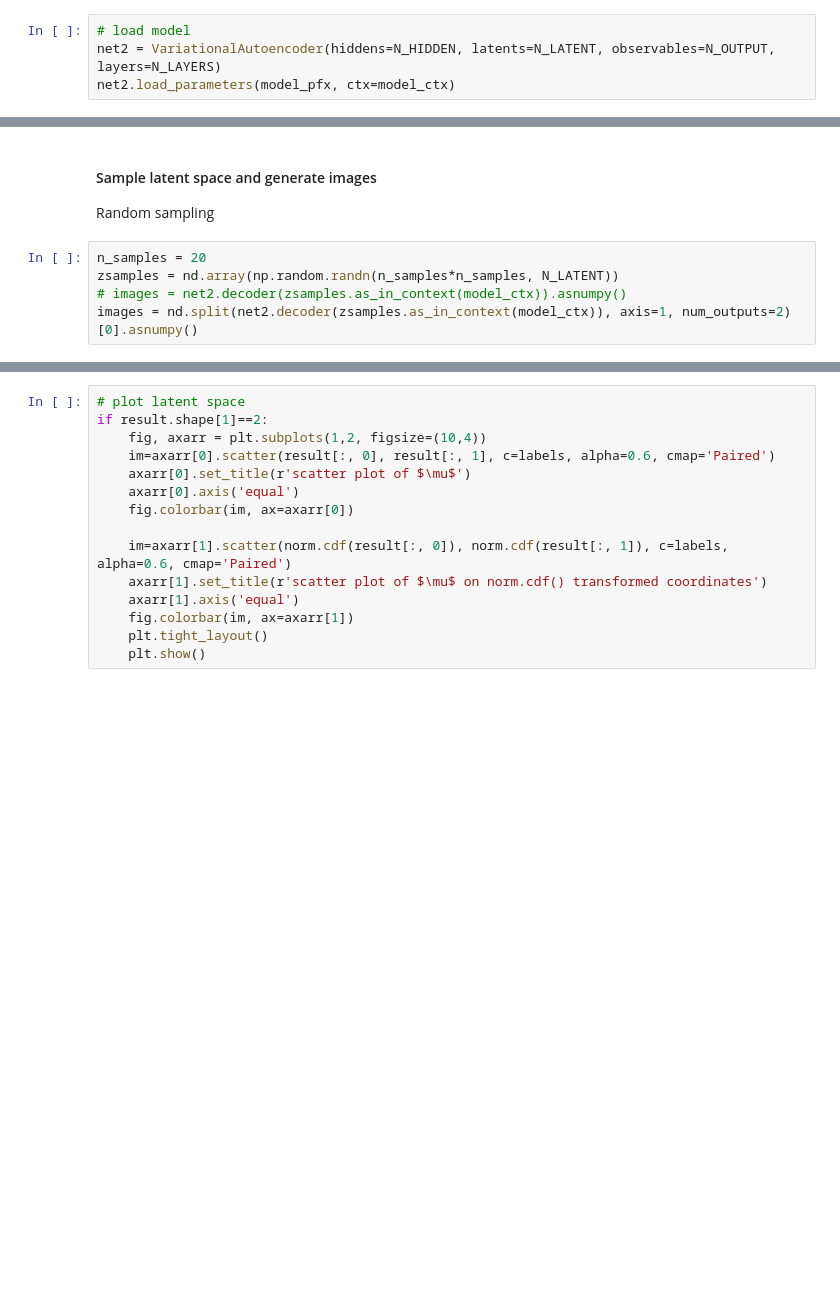
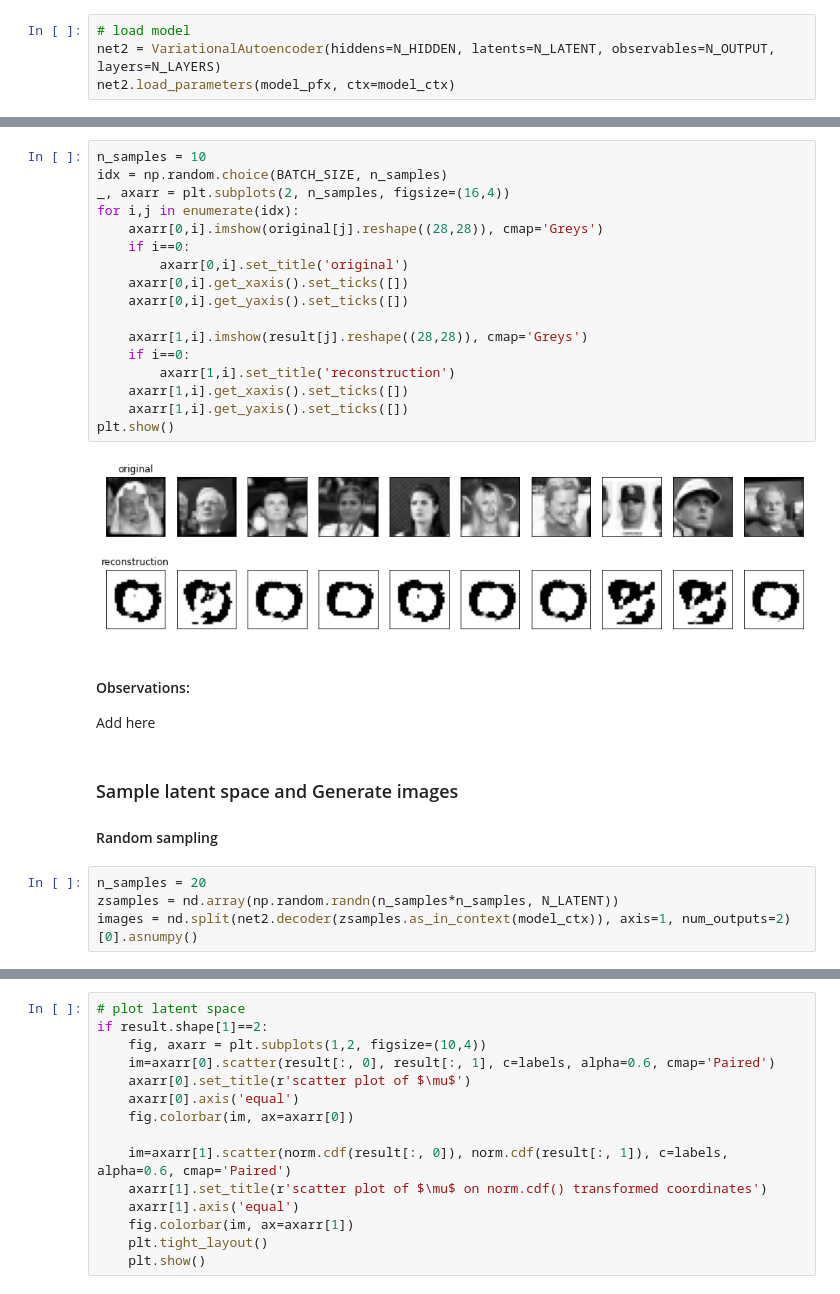
Before and after one commit to AjinkyaIndulkar/CGCV1920-Group8, a Jupyter notebook: Lab 13/Group8_CGCV192013B.ipynb, the cells around one changed output, grey strips where cells are left out. Drawn from its saved outputs; the diff is of its cells as text; blank space fills up the shorter version.

```diff
--- a/Lab 13/Group8_CGCV192013B.ipynb
+++ b/Lab 13/Group8_CGCV192013B.ipynb
@@ -370,10 +416,31 @@ Load New Dataset and observe reconstruction
+# %%
+n_samples = 10
+idx = np.random.choice(BATCH_SIZE, n_samples)
+_, axarr = plt.subplots(2, n_samples, figsize=(16,4))
+for i,j in enumerate(idx):
+    axarr[0,i].imshow(original[j].reshape((28,28)), cmap='Greys')
+    if i==0:
+        axarr[0,i].set_title('original')
+    axarr[0,i].get_xaxis().set_ticks([])
+    axarr[0,i].get_yaxis().set_ticks([])
+
+    axarr[1,i].imshow(result[j].reshape((28,28)), cmap='Greys')
+    if i==0:
+        axarr[1,i].set_title('reconstruction')
+    axarr[1,i].get_xaxis().set_ticks([])
+    axarr[1,i].get_yaxis().set_ticks([])
+plt.show()
+# %% [output]
+[figure, added]
+# %% [markdown]
+#### Observations:
+Add here
 # %% [markdown]
-#### Sample latent space and generate images
-Random sampling
+### Sample latent space and Generate images
+#### Random sampling
 # %%
 n_samples = 20
 zsamples = nd.array(np.random.randn(n_samples*n_samples, N_LATENT))
-# images = net2.decoder(zsamples.as_in_context(model_ctx)).asnumpy()
 images = nd.split(net2.decoder(zsamples.as_in_context(model_ctx)), axis=1, num_outputs=2)[0].asnumpy()
 # %%
 canvas = np.empty((28*n_samples, 28*n_samples))
```
Also changed, not shown: parts of 21 cells of this notebook, 5 other files.
